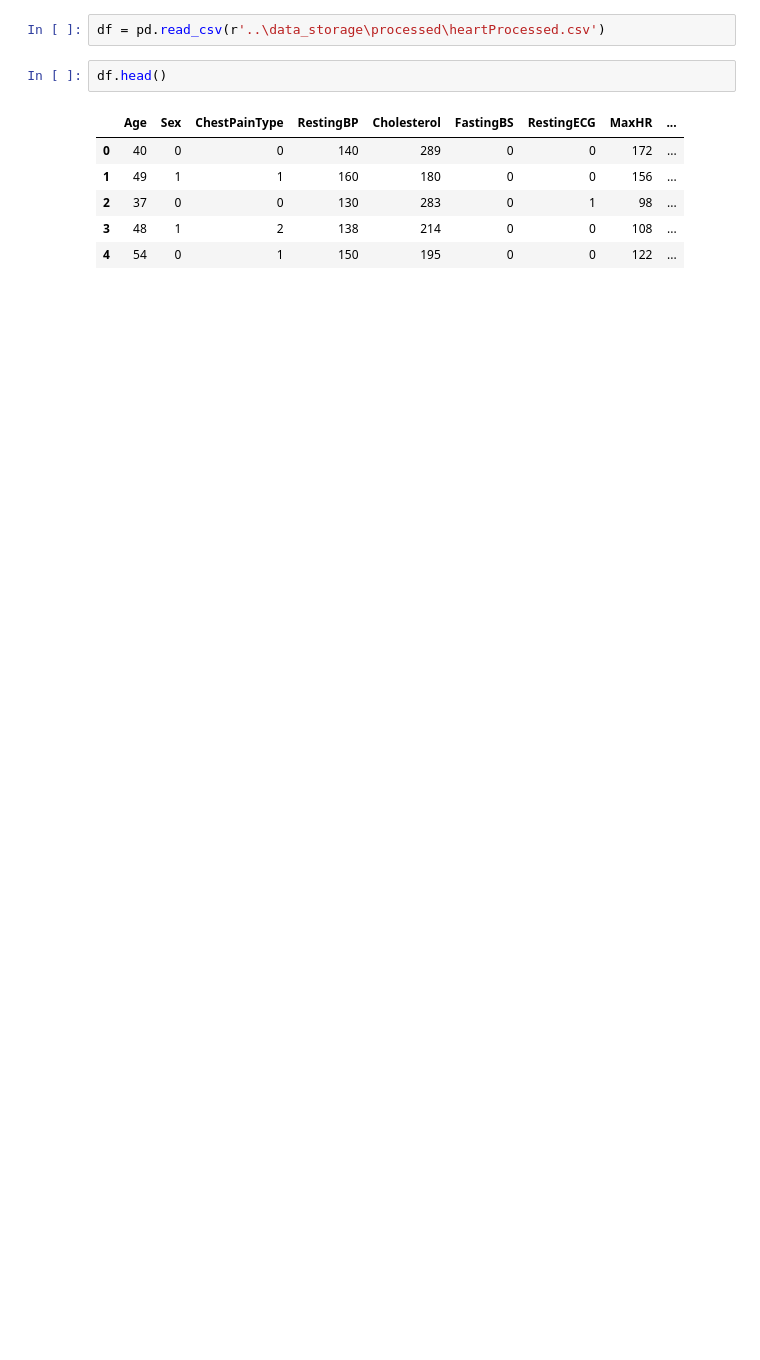
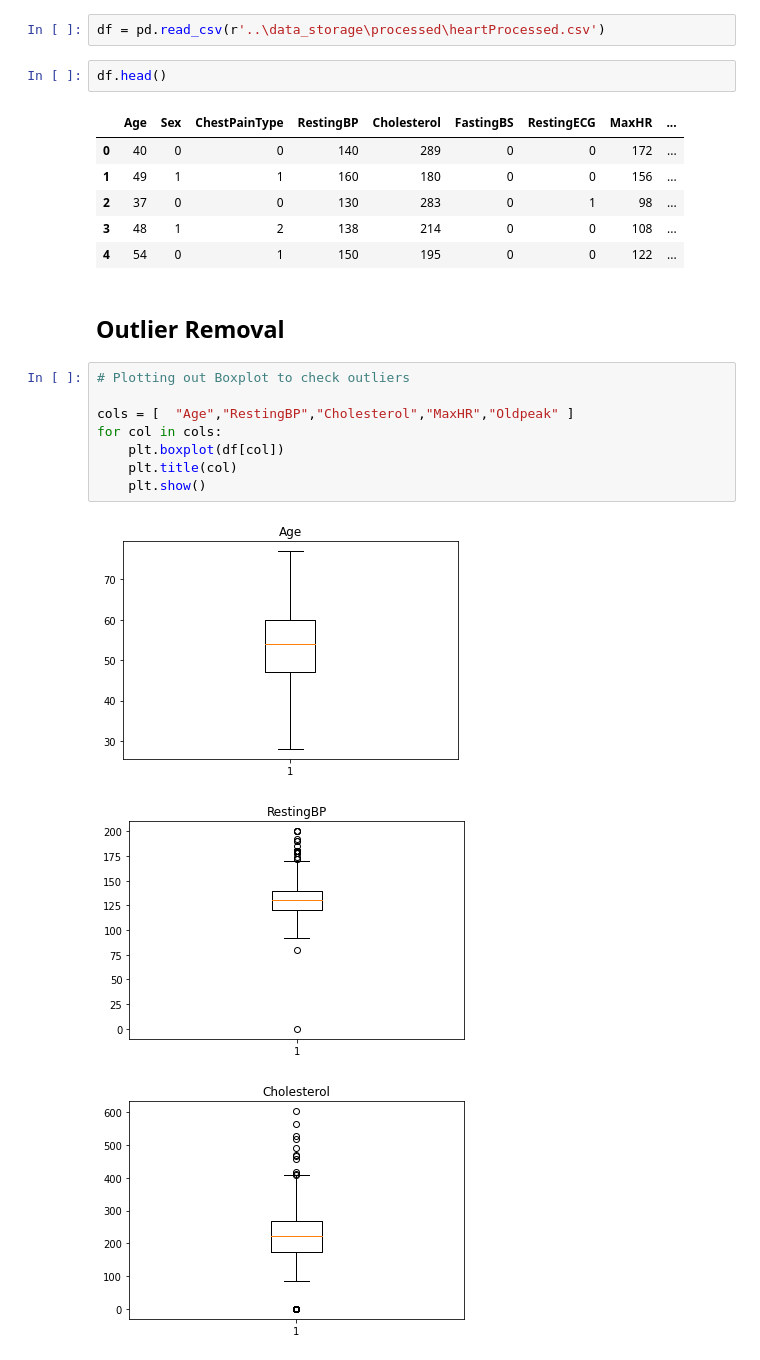
Before and after one commit to ShivanshSetia/DataScienceProject, a Jupyter notebook: Heart Failure Prediction/notebooks/modelBuilding.ipynb, the cells around one changed output. Saved outputs shown, nothing was run; the diff lists cells and outputs as text; blank space fills up the shorter version.

Commit message:
Outlier Detection

```diff
--- a/Heart Failure Prediction/notebooks/modelBuilding.ipynb
+++ b/Heart Failure Prediction/notebooks/modelBuilding.ipynb
@@ -11,3 +12,17 @@ df.head()
 | 2 | 37 | 0 | 0 | 130 | 283 | 0 | 1 | 98 | ... |
 | 3 | 48 | 1 | 2 | 138 | 214 | 0 | 0 | 108 | ... |
 | 4 | 54 | 0 | 1 | 150 | 195 | 0 | 0 | 122 | ... |
+# %% [markdown]
+## Outlier Removal
+# %%
+# Plotting out Boxplot to check outliers
+
+cols = [  "Age","RestingBP","Cholesterol","MaxHR","Oldpeak" ]
+for col in cols:
+    plt.boxplot(df[col])
+    plt.title(col)
+    plt.show()
+# %% [output]
+[figure, added]
+[figure, added]
+[figure, added]
```
Also changed, not shown: parts of 6 cells of this notebook.
